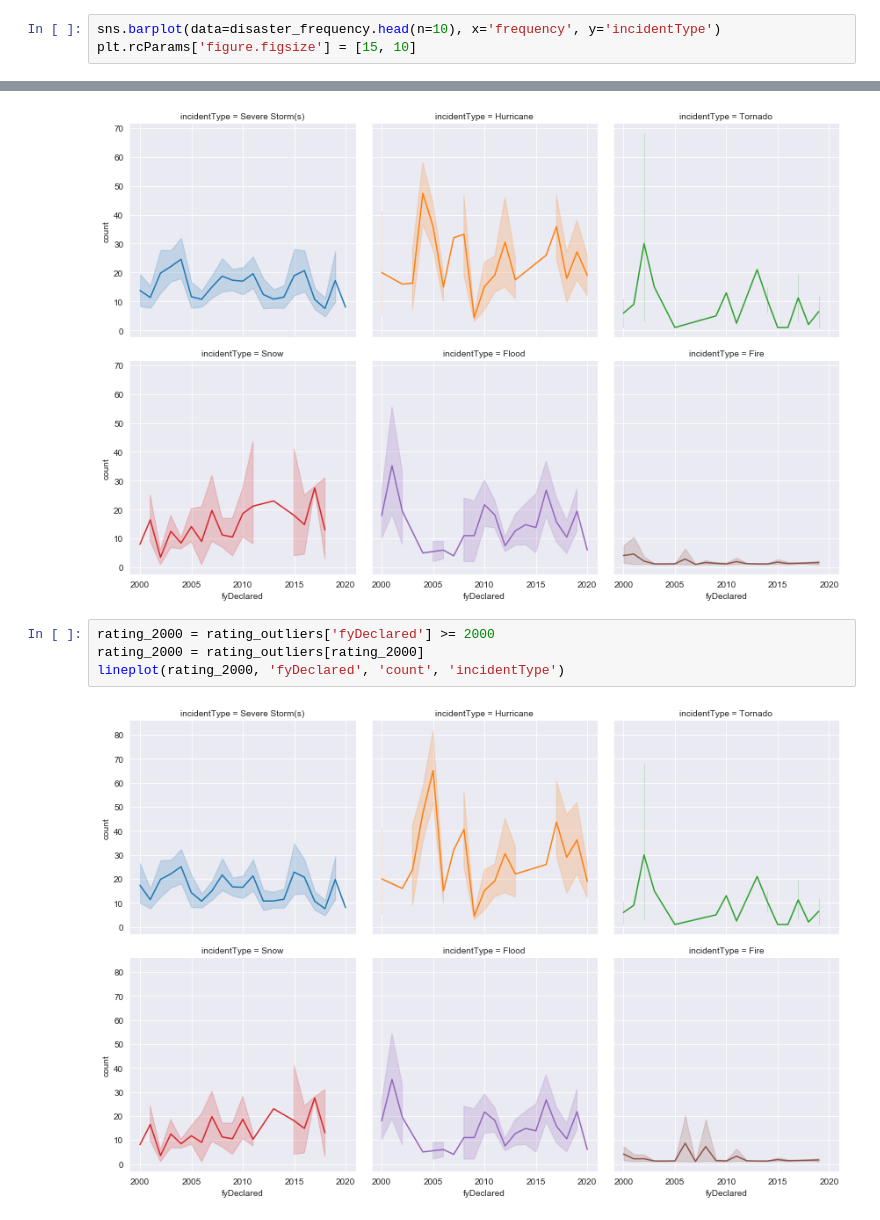
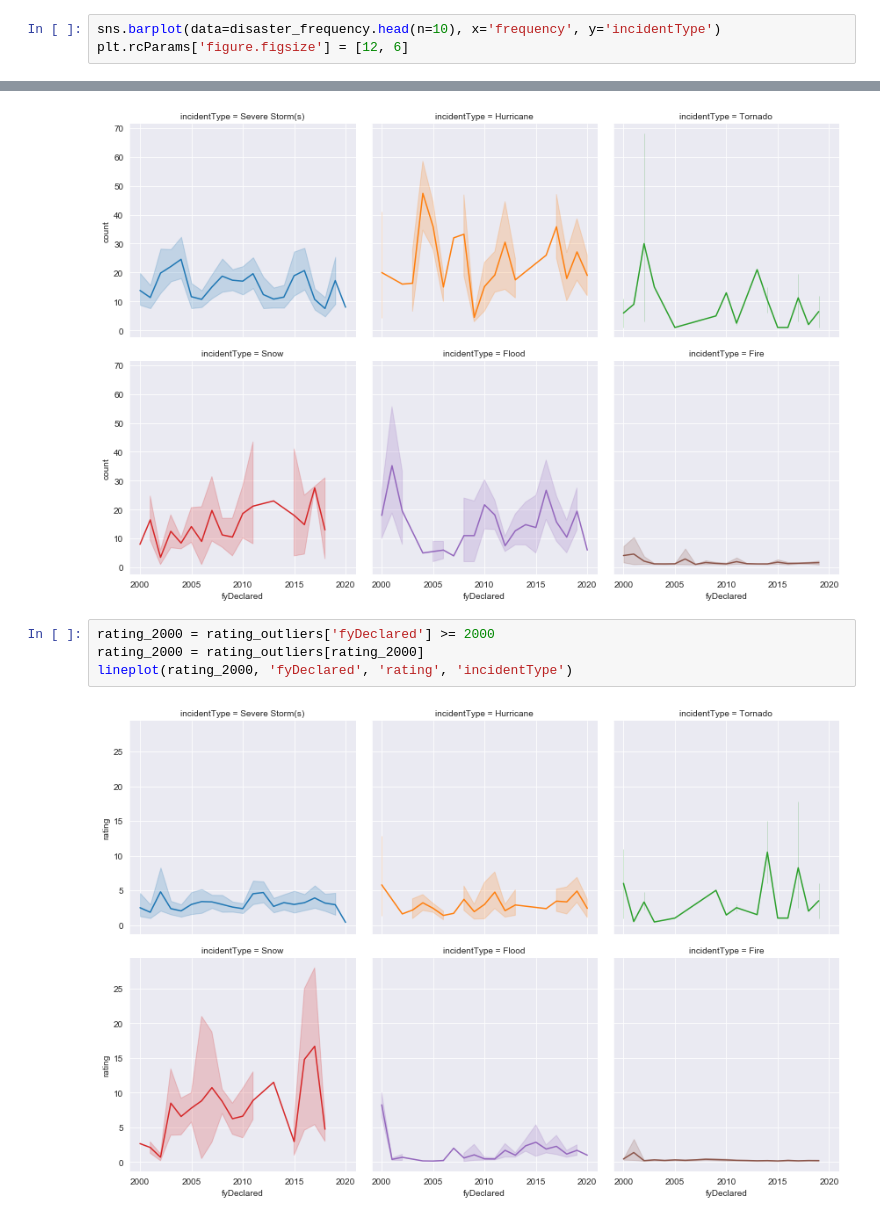
Before and after one commit to markmess77/FEMA, a Jupyter notebook: fema.ipynb, the cells around one changed output, grey strips where cells are left out. Cells and saved outputs as stored; diff of their text form.

```diff
--- a/fema.ipynb
+++ b/fema.ipynb
@@ -50,7 +50,7 @@ disaster_frequency.head()
 We can clearly see from the table above that fire is the most frequent disaster type. To make it simpler, we can also see this visually. Only the top 10 disaster types by frequency were plotted.
 # %%
 sns.barplot(data=disaster_frequency.head(n=10), x='frequency', y='incidentType')
-plt.rcParams['figure.figsize'] = [15, 10]
+plt.rcParams['figure.figsize'] = [12, 6]
 # %% [output]
 [figure]
 # %% [markdown]
@@ -219,6 +240,6 @@ lineplot(count_2000, 'fyDeclared', 'count', 'incidentType')
 # %%
 rating_2000 = rating_outliers['fyDeclared'] >= 2000
 rating_2000 = rating_outliers[rating_2000]
-lineplot(rating_2000, 'fyDeclared', 'count', 'incidentType')
+lineplot(rating_2000, 'fyDeclared', 'rating', 'incidentType')
 # %% [output]
-[figure, old version]
+[figure, new version]
```
Also changed, not shown: parts of 7 cells of this notebook, 1 other file.
